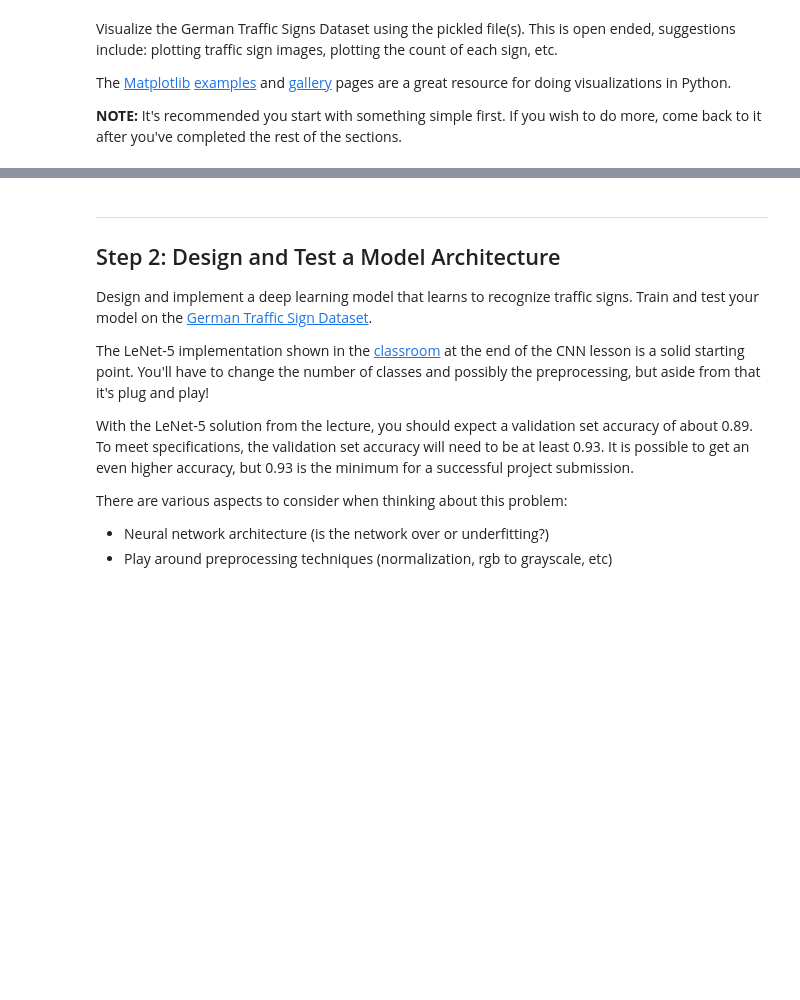
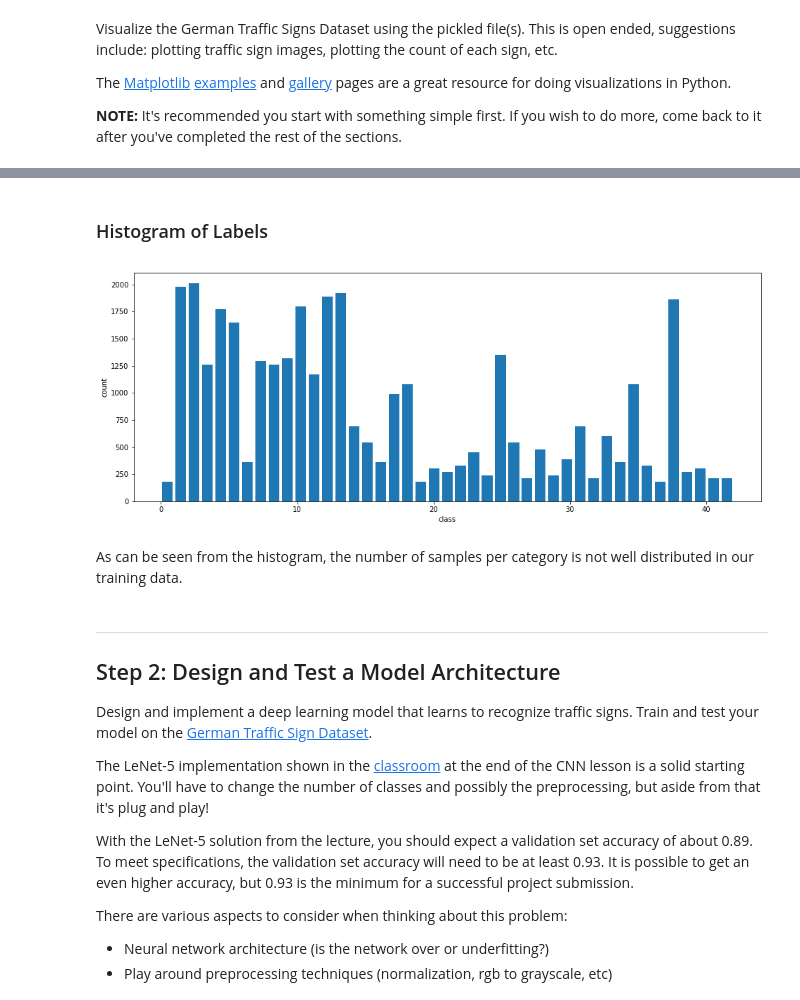
Before and after one commit to norman-thomas/CarND-Traffic-Sign-Classifier-Project, a Jupyter notebook: Traffic_Sign_Classifier.ipynb, the cells around one changed output, grey strips where cells are left out. Drawn from its saved outputs; the diff is of its cells as text; code cells hidden in the pictures; blank space fills up the shorter version.

```diff
--- a/Traffic_Sign_Classifier.ipynb
+++ b/Traffic_Sign_Classifier.ipynb
@@ -117,3 +121,17 @@ for index, c in zip(examples, classes):
+# %% [markdown]
+### Histogram of Labels
+# %%
+def histogram(data, bins):
+    plt.figure(figsize=(16,6))
+    plt.hist(data, bins=bins, rwidth=.8)
+    plt.ylabel('count')
+    plt.xlabel('class')
+
+histogram(y_train, n_classes)
+# %% [output]
+[figure, added]
+# %% [markdown]
+As can be seen from the histogram, the number of samples per category is not well distributed in our training data.
 # %% [markdown]
 ----
 
```
Also changed, not shown: parts of 19 cells of this notebook, 24 other files.
